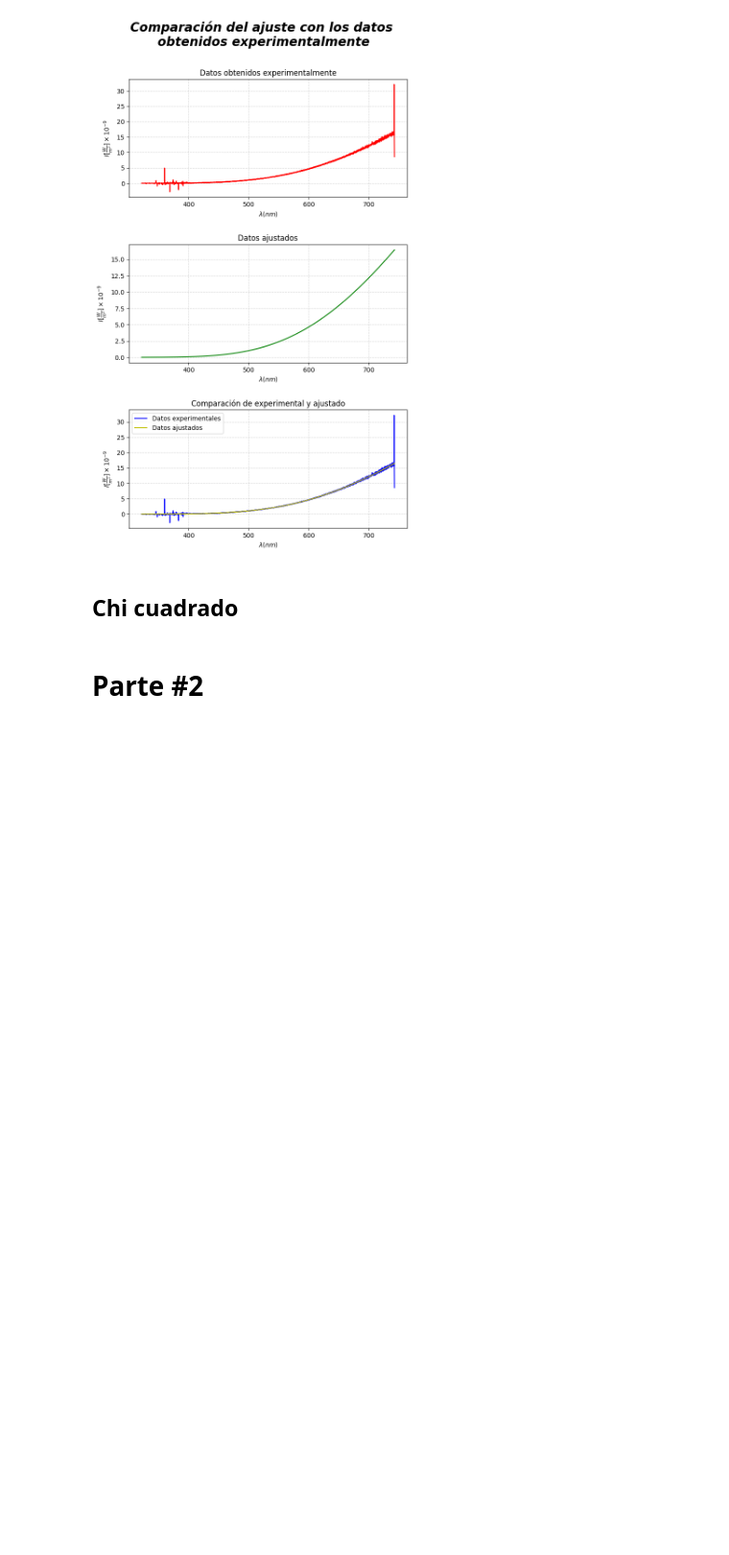
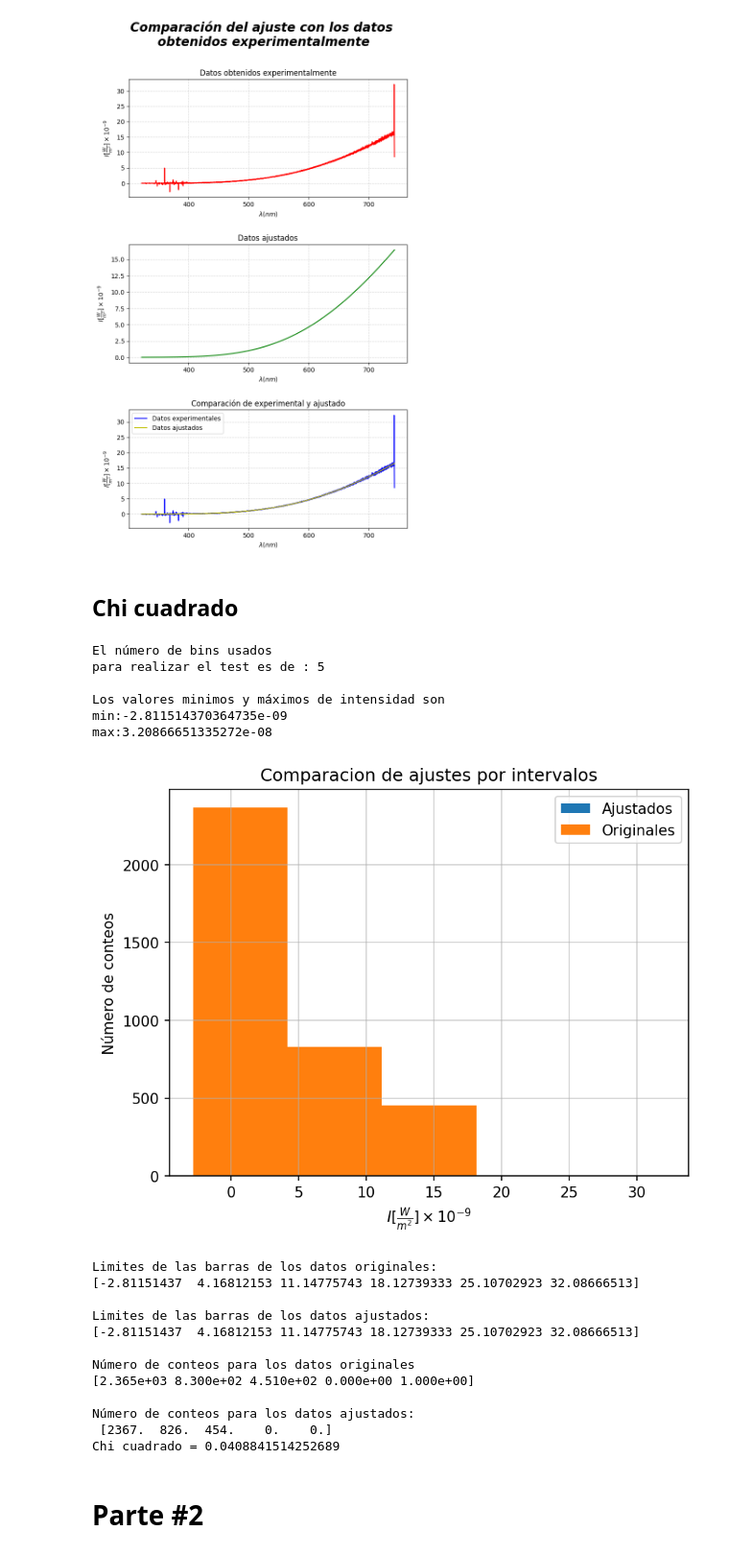
Before and after one commit to Jesus-Gamboa/Experimental_IV, a Jupyter notebook: Espectroscopía/Notebook.ipynb, the cells around one changed output. Shown at 96% size. Drawn from its saved outputs; the diff is of its cells as text; code cells hidden in the pictures; blank space fills up the shorter version.

Commit message:
Test de chicuadrado y articulo

```diff
--- a/Espectroscopía/Notebook.ipynb
+++ b/Espectroscopía/Notebook.ipynb
@@ -51,7 +52,7 @@ def fL (l, a,b):
     longitud de onda.
     '''
 
-    return a * 1/(l**5 *(np.exp(b/l)-1))
+    return a * 1/(l**5 *(exp(b/l)-1))
 # %%
 par, cov = curve_fit(fL, L, I)
 # %%
@@ -65,6 +66,7 @@ fig.suptitle('Comparación del ajuste con los datos \nobtenidos experimentalment
              style = 'italic')
 fig.subplots_adjust(hspace=0.4)
 
+Ia = fL(L, a, b)
 #--- Gráfica 1 ---
 axs[0].plot(L, I*1e9, 'r')
 axs[0].set_title('Datos obtenidos experimentalmente')
@@ -73,7 +75,7 @@ axs[0].set_ylabel(f'$I [\\frac{{W}}{{m^2}}] \\times 10^{{-9}}$')
 axs[0].grid(alpha = 0.5, linestyle = '--')
 
 #--- Gráfica 2 ---
-axs[1].plot(L, fL(L, a, b)*1e9, 'g')
+axs[1].plot(L, Ia*1e9, 'g')
 axs[1].set_title('Datos ajustados')
 axs[1].set_xlabel(f'$\\lambda (nm)$')
 axs[1].set_ylabel(f'$I [\\frac{{W}}{{m^2}}] \\times 10^{{-9}}$')
@@ -81,7 +83,7 @@ axs[1].grid(alpha = 0.5, linestyle = '--')
 
 #--- Gráfica 1 ---
 axs[2].plot(L, I*1e9, 'b', label = 'Datos experimentales')
-axs[2].plot(L, fL(L, a, b)*1e9, 'y',label = 'Datos ajustados')
+axs[2].plot(L, Ia*1e9, 'y',label = 'Datos ajustados')
 axs[2].legend()
 axs[2].set_title('Comparación de experimental y ajustado')
 axs[2].set_xlabel(f'$\\lambda (nm)$')
@@ -94,6 +96,71 @@ fig.savefig('Articulo\\Imagenes\\Comparación_con_el_ajuste')
 [figure]
 # %% [markdown]
 ## Chi cuadrado
+# %%
+nbin = int(1 + 3.322 * log10(101)) - 2 #número de bines para hacer el test
+print(f'El número de bins usados\npara realizar el test es de : {nbin}')
+
+#valores minimos y máximos para realizar correctamente el test
+ymin1 = min(I)
+ymin2 = min(Ia)
+ymin = ymin2 if ymin1 > ymin2 else ymin1
+
+ymax1 = max(I)
+ymax2 = max(Ia)
+ymax = ymax1 if ymax1 > ymax2 else ymax2
+
+
+print(f'\nLos valores minimos y máximos de intensidad son \nmin:{ymin}\nmax:{ymax}' )
+
+#gráfica de comparación de los ajustes por intervalos
+plt.figure(dpi=150)
+plt.title('Comparacion de ajustes por intervalos')
+# extraemos los datos de los ajustados y de los reales
+naj, baj, paj = plt.hist(Ia*1e9, bins=nbin, range=(ymin*1e9, ymax*1e9), label = 'Ajustados')
+n, b, p = plt.hist(I*1e9, bins=nbin, range=(ymin*1e9, ymax*1e9), label =('Originales'))
+plt.legend()
+plt.xlabel(f'$I [\\frac{{W}}{{m^2}}] \\times 10^{{-9}}$')
+plt.ylabel('Número de conteos')
+plt.grid('--', alpha = 0.6)
+plt.savefig('Articulo\\Imagenes\\Comparación_con_barras')
+plt.show()
+
+#Intervalos de los conteos
+print(f'\nLimites de las barras de los datos originales:\n{b}')
+print(f'\nLimites de las barras de los datos ajustados:\n{b}')
+print(f'\nNúmero de conteos para los datos originales\n{n}')#imprimimos los datos no ajustados
+
+#función con la expresión para aplicar el test de chi cuadrado
+def chi_sqr(dathistexp, dathistaj):
+    total = 0
+    for exp, aj in zip(dathistexp, dathistaj):
+        if aj == 0:
+            continue  # ignora este caso
+        total += ((exp - aj) ** 2) / aj
+    return total
+
+print(f'\nNúmero de conteos para los datos ajustados:\n {naj}')
+print('Chi cuadrado =', chi_sqr(n, naj))
+# %% [output]
+El número de bins usados
+para realizar el test es de : 5
+
+Los valores minimos y máximos de intensidad son
+min:-2.811514370364735e-09
+max:3.20866651335272e-08
+[figure, added]
+Limites de las barras de los datos originales:
+[-2.81151437  4.16812153 11.14775743 18.12739333 25.10702923 32.08666513]
+
+Limites de las barras de los datos ajustados:
+[-2.81151437  4.16812153 11.14775743 18.12739333 25.10702923 32.08666513]
+
+Número de conteos para los datos originales
+[2.365e+03 8.300e+02 4.510e+02 0.000e+00 1.000e+00]
+
+Número de conteos para los datos ajustados:
+ [2367.  826.  454.    0.    0.]
+Chi cuadrado = 0.0408841514252689
 # %% [markdown]
 # Parte #2
 # %% [markdown]
```
Also changed, not shown: parts of 2 cells of this notebook, 15 other files.
